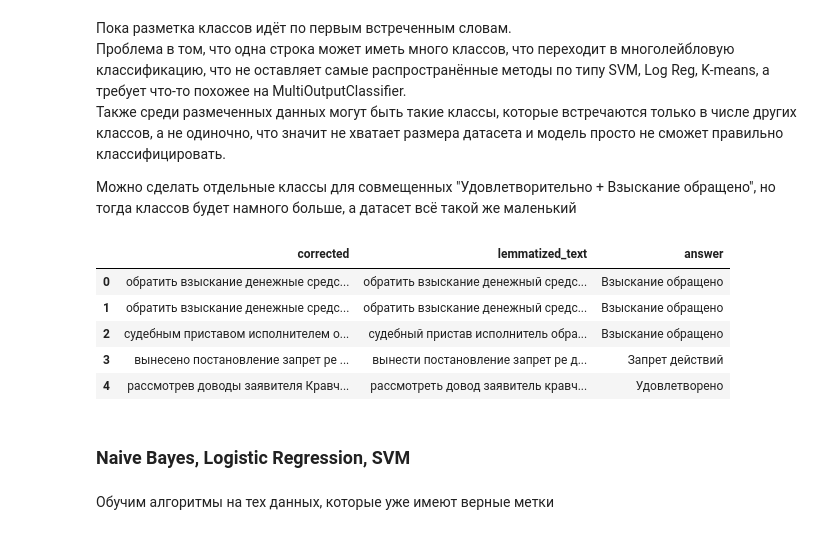
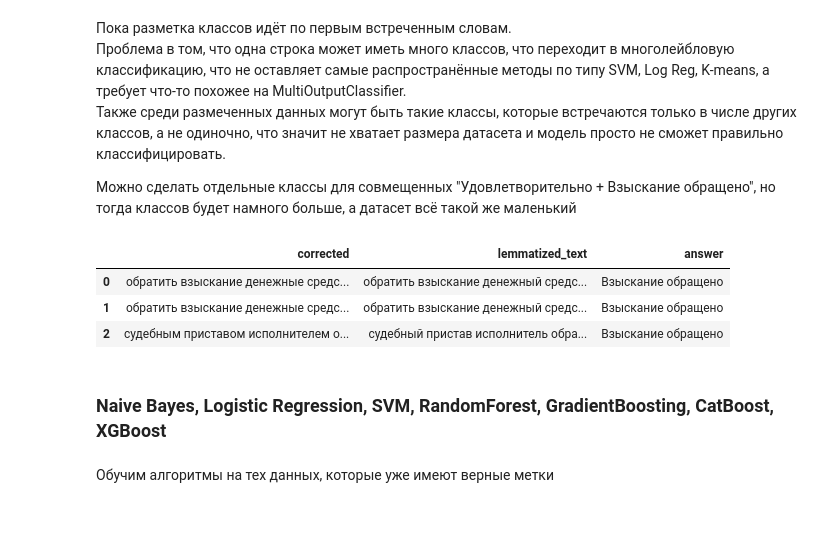
Before and after one commit to Chirhi/nlp-skill-overview, a Jupyter notebook: text_classification.ipynb, the cells around one changed output. Saved outputs shown, nothing was run; the diff lists cells and outputs as text; code cells hidden in the pictures.

Commit message:
Добавил Random Forest, CatBoost, XGBoost, Gradient Boosting методы и проверил через Stratified K-Fold

```diff
--- a/text_classification.ipynb
+++ b/text_classification.ipynb
@@ -593,16 +564,14 @@ Name: count, Length: 62, dtype: int64
 
 Можно сделать отдельные классы для совмещенных "Удовлетворительно + Взыскание обращено", но тогда классов будет намного больше, а датасет всё такой же маленький
 # %%
-df[['corrected', 'lemmatized_text', 'answer']].head()
+df[['corrected', 'lemmatized_text', 'answer']].head(3)
 # %% [output]
 |  | corrected | lemmatized_text | answer |
 | 0 | обратить взыскание денежные средс... | обратить взыскание денежный средс... | Взыскание обращено |
 | 1 | обратить взыскание денежные средс... | обратить взыскание денежный средс... | Взыскание обращено |
 | 2 | судебным приставом исполнителем о... | судебный пристав исполнитель обра... | Взыскание обращено |
-| 3 | вынесено постановление запрет ре ... | вынести постановление запрет ре д... | Запрет действий |
-| 4 | рассмотрев доводы заявителя Кравч... | рассмотреть довод заявитель кравч... | Удовлетворено |
 # %% [markdown]
-### Naive Bayes, Logistic Regression, SVM
+### Naive Bayes, Logistic Regression, SVM, RandomForest, GradientBoosting, CatBoost, XGBoost
 # %% [markdown]
 Обучим алгоритмы на тех данных, которые уже имеют верные метки
 # %%
```
Also changed, not shown: parts of 29 cells of this notebook, 3 other files.
